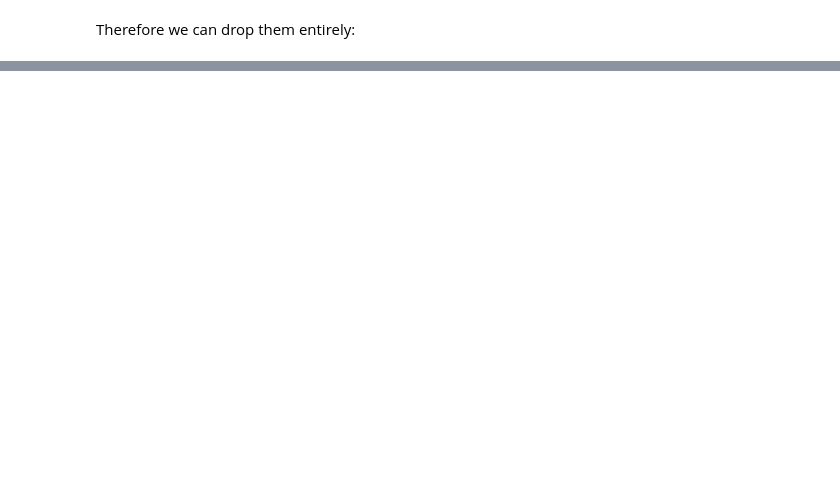
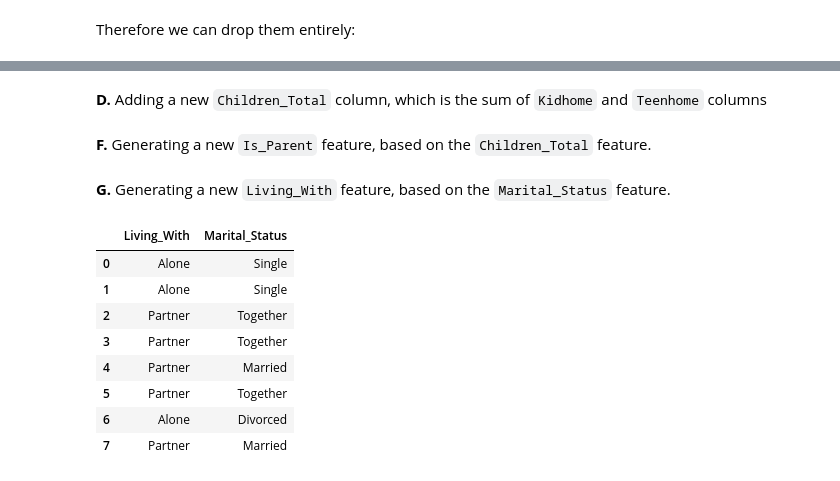
Before and after one commit to pspanoudakis/Data-Mining-Techniques-Projects, a Jupyter notebook: project1/CustomerPersonalityAnalysis.ipynb, the cells around one changed output, grey strips where cells are left out. Cells and saved outputs as stored; diff of their text form; code cells hidden in the pictures; blank space fills up the shorter version.

```diff
--- a/project1/CustomerPersonalityAnalysis.ipynb
+++ b/project1/CustomerPersonalityAnalysis.ipynb
@@ -140,0 +219,2 @@ rawDf.drop(columns=['Z_CostContact', 'Z_Revenue'], inplace=True)
+# %%
+dataDf[DataColumn.AGE] = date.today().year - dataDf[DataColumn.YEAR_BIRTH]
@@ -140,0 +233,2 @@ rawDf.drop(columns=['Z_CostContact', 'Z_Revenue'], inplace=True)
+# %% [markdown]
+**D.** Adding a new `Children_Total` column, which is the sum of `Kidhome` and `Teenhome` columns
@@ -140,0 +237,2 @@ rawDf.drop(columns=['Z_CostContact', 'Z_Revenue'], inplace=True)
+# %% [markdown]
+**F.** Generating a new `Is_Parent` feature, based on the `Children_Total` feature.
@@ -140,0 +241,24 @@ rawDf.drop(columns=['Z_CostContact', 'Z_Revenue'], inplace=True)
+# %% [markdown]
+**G.** Generating a new `Living_With` feature, based on the `Marital_Status` feature.
+# %%
+class LivingWithStatus(str, TitlecasedStrEnum):
+    PARTNER = auto()
+    ALONE = auto()
+
+def mapMaritalStatusToLivingWith(ms: MaritalStatus):
+    if ms == MaritalStatus.MARRIED or ms == MaritalStatus.TOGETHER:
+        return LivingWithStatus.PARTNER.value
+    return LivingWithStatus.ALONE.value
+
+dataDf[DataColumn.LIVING_WITH] = dataDf[DataColumn.MARITAL_STATUS].apply(mapMaritalStatusToLivingWith)
+dataDf[[DataColumn.LIVING_WITH, DataColumn.MARITAL_STATUS]].head(n=8)
+# %% [output]
+|  | Living_With | Marital_Status |
+| 0 | Alone | Single |
+| 1 | Alone | Single |
+| 2 | Partner | Together |
+| 3 | Partner | Together |
+| 4 | Partner | Married |
+| 5 | Partner | Together |
+| 6 | Alone | Divorced |
+| 7 | Partner | Married |
```
Also changed, not shown: parts of 36 cells of this notebook.
